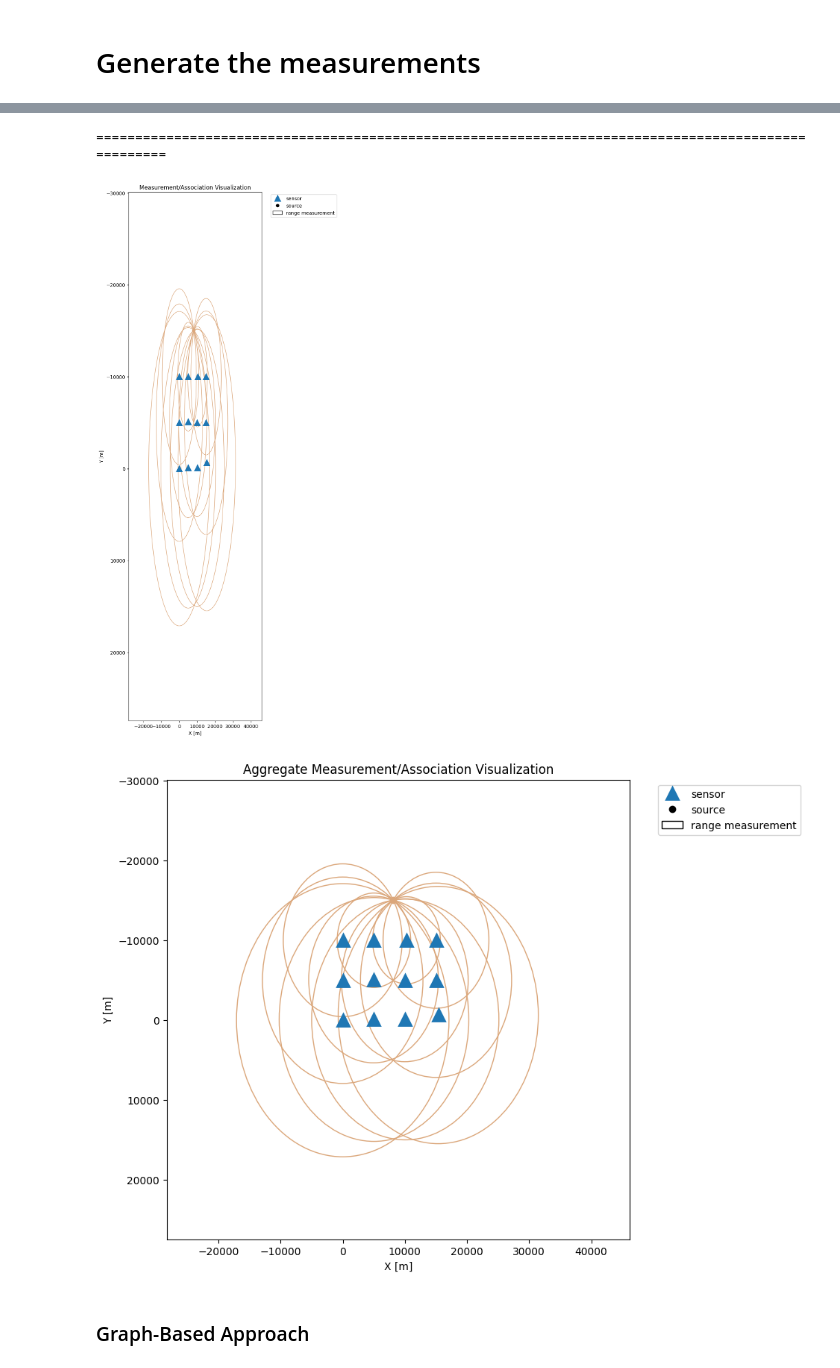
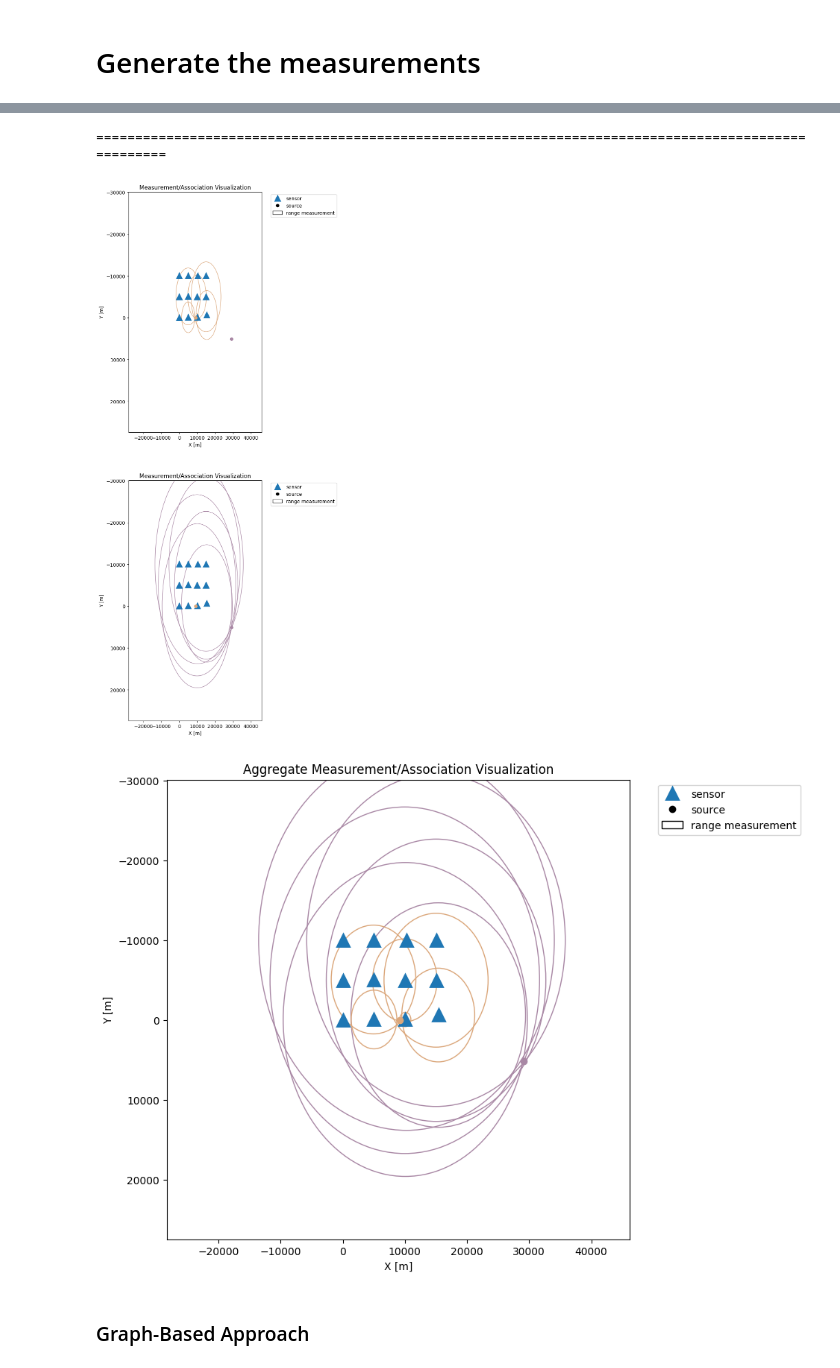
Before and after one commit to whoi-mars/Whale-Gunshot-Localization, a Jupyter notebook: associate_and_localize/algorithm_sandbox.ipynb, the cells around one changed output, grey strips where cells are left out. Cells and saved outputs as stored; diff of their text form; code cells hidden in the pictures.

```diff
--- a/associate_and_localize/algorithm_sandbox.ipynb
+++ b/associate_and_localize/algorithm_sandbox.ipynb
@@ -128,9 +130,10 @@ def generate_measurements(num_sources, rng, var=10, num_delete=0, in_sensors=Fal
 
     # delete from each source
     for s in range(num_sources):
-        delete_num = rng.choice([0, num_delete])
+        delete_num = num_delete
         if delete_num:
-            to_delete = rng.choice(np.arange(TOSSIT_locations.shape[0]), replace=False, size=delete_num)
+            distances = np.sqrt(((TOSSIT_locations - source_locs[s,:]) ** 2).sum(axis=1))
+            to_delete = np.argsort(distances)[::-1][:TOSSIT_locations.shape[0] - delete_num] #rng.choice(np.arange(TOSSIT_locations.shape[0]), replace=False, size=delete_num)
             for d in to_delete:
                 idx = np.argwhere(source_associations[d] == s)
                 range_measurements[d] = np.delete(range_measurements[d], idx)
@@ -142,7 +145,6 @@ def generate_measurements(num_sources, rng, var=10, num_delete=0, in_sensors=Fal
     if bias > 0:
         for i, a in enumerate(source_associations):
             source_associations[i] = a - bias
-
     return range_measurements, source_associations, TOSSIT_associations, source_locs
 
 def visualize_collection(measurements, TOSSIT_associations, source_associations, source_locs):
@@ -292,16 +294,15 @@ def visualize_measurements(measurements, TOSSIT_associations, source_association
 # %%
 # generate measurements and associations
 rng1 = np.random.default_rng(1524)
-# i = 0
-# while True:
-#     measurements, source_associations, TOSSIT_associations, source_locs = generate_measurements(num_sources=1, var=0, num_delete=0, rng=rng1, in_sensors=False)
-#     if math_tools.is_sparse_locs(source_locs, thresh=10) and is_in_bay(source_locs, bathym, config['TOSSIT']['map_origin'], config['TOSSIT']['dx'], config['TOSSIT']['dy']) or i==2:
-#         break
-#     i += 1
-measurements = [np.asarray([17095.90450072]), np.asarray([12917.35847782]), np.asarray([9566.68791751]), np.asarray([5912.18274622]), np.asarray([5455.02918574]), np.asarray([8513.56137629]), np.asarray([12164.02174139]), np.asarray([16102.51179617]), np.asarray([15064.82778697]), np.asarray([10199.4092334]), np.asarray([10433.2142123]), np.asarray([15260.4407941])]
-source_locs = np.asarray([[-15033.64420255, 8139.99340841]])
-TOSSIT_associations = [np.asarray([0]), np.asarray([1]), np.asarray([2]), np.asarray([3]), np.asarray([4]), np.asarray([5]), np.asarray([6]), np.asarray([7]), np.asarray([8]), np.asarray([9]), np.asarray([10]), np.asarray([11])]
-source_associations = [np.asarray([0]), np.asarray([0]), np.asarray([0]), np.asarray([0]), np.asarray([0]), np.asarray([0]), np.asarray([0]), np.asarray([0]), np.asarray([0]), np.asarray([0]), np.asarray([0]), np.asarray([0])]
+while True:
+    measurements, source_associations, TOSSIT_associations, source_locs = generate_measurements(num_sources=2, var=500**2, num_delete=6, rng=rng1, in_sensors=False)
+    if math_tools.is_sparse_locs(source_locs, thresh=10) and is_in_bay(source_locs, bathym, config['TOSSIT']['map_origin'], config['TOSSIT']['dx'], config['TOSSIT']['dy']):
+        break
+
+# measurements = [np.asarray([17095.90450072]), np.asarray([12917.35847782]), np.asarray([9566.68791751]), np.asarray([5912.18274622]), np.asarray([5455.02918574]), np.asarray([8513.56137629]), np.asarray([12164.02174139]), np.asarray([16102.51179617]), np.asarray([15064.82778697]), np.asarray([10199.4092334]), np.asarray([10433.2142123]), np.asarray([15260.4407941])]
+# source_locs = np.asarray([[-15033.64420255, 8139.99340841]])
+# TOSSIT_associations = [np.asarray([0]), np.asarray([1]), np.asarray([2]), np.asarray([3]), np.asarray([4]), np.asarray([5]), np.asarray([6]), np.asarray([7]), np.asarray([8]), np.asarray([9]), np.asarray([10]), np.asarray([11])]
+# source_associations = [np.asarray([0]), np.asarray([0]), np.asarray([0]), np.asarray([0]), np.asarray([0]), np.asarray([0]), np.asarray([0]), np.asarray([0]), np.asarray([0]), np.asarray([0]), np.asarray([0]), np.asarray([0])]
 
 
 # visualize results
@@ -313,6 +314,6 @@ visualize_measurements(measurements, TOSSIT_associations, source_associations, s
 ====================================================================================================
-[figure, old version]
+[figure, new version]
-[figure, old version]
+[figure, new version]
 # %% [markdown]
 
 
```
Also changed, not shown: parts of 17 cells of this notebook.
